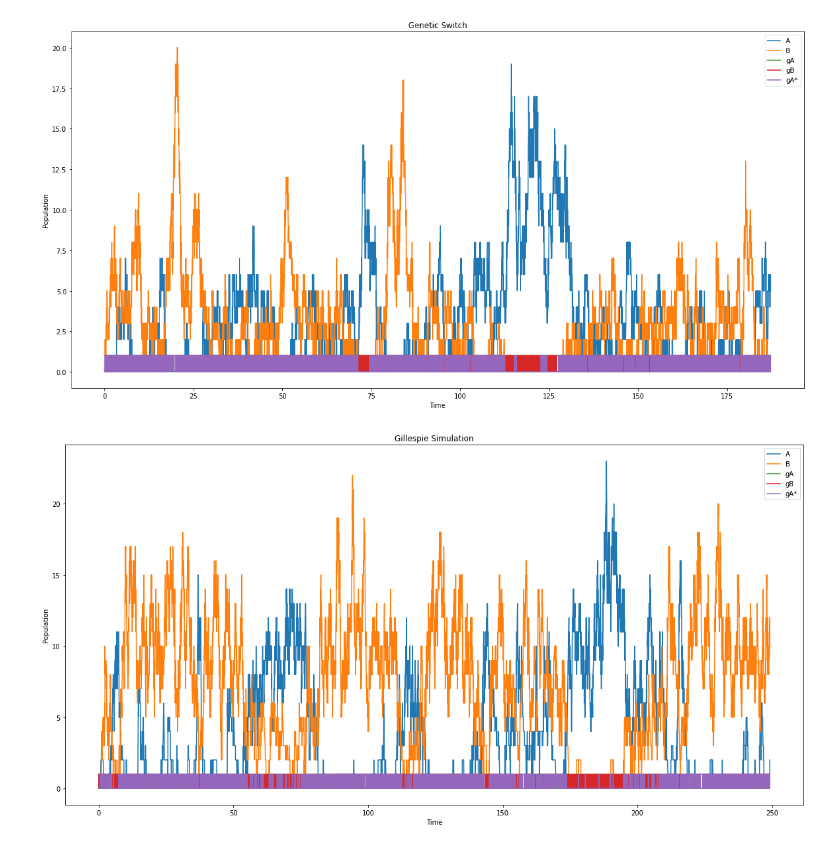
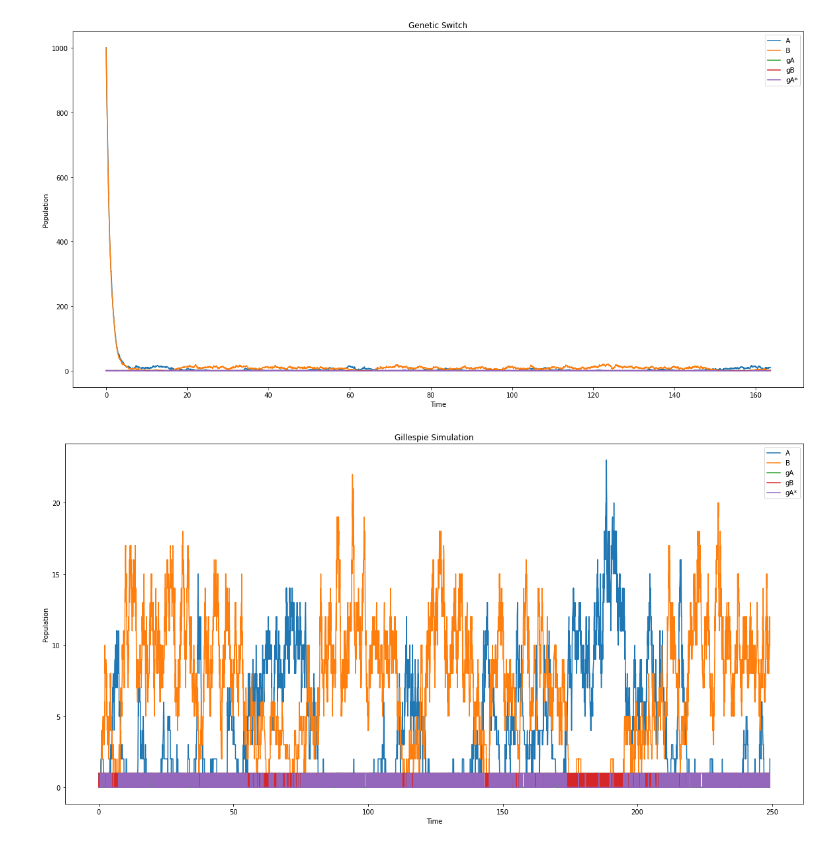
Before and after one commit to Subhajit-Roy-Partho/presse-homework, a Jupyter notebook: a3/genticSwitch.ipynb, the cells around one changed output. Cells and saved outputs as stored; diff of their text form; code cells hidden in the pictures.

```diff
--- a/a3/genticSwitch.ipynb
+++ b/a3/genticSwitch.ipynb
@@ -8,7 +8,7 @@ np.random.seed(int(time()));
 steps = 10000 #Number of steps to be iteratted.
 
 
-populations = np.array((0,0,1,1,0,0),dtype=int); # populations = [nA,nB,gA,gB,gA*,gB*]
+populations = np.array((1000,1000,1,1,0,0),dtype=int); # populations = [nA,nB,gA,gB,gA*,gB*]
 rates = np.array((1,10,20,15),dtype=float) #rates = [kd,kp,kf,kr]
 
 time = np.zeros(steps, dtype=float); # Store the time steps
@@ -56,39 +56,39 @@ def reaction(populations,choice):
         populations[3] +=1 #gB increasing
         populations[0] +=1 #A is increasing
         populations[5] -=1 #gB* is decreasing
     return populations
 
 if __name__ == "__main__":
     for i in tqdm(range(1,steps)):
         propensities = prop(populations,propensities); #Calculate propensities for all the reactions
         if populations[2]+populations[4] >1:
             print("something wrong ")
         if populations[3]+populations[5]>1:
             print("something wrong")
-#         if populations[4] ==1: #can't have a gB* when we already have a gA*
-#             propensities[6]=0 #setting production of gB* to 0
-#         if populations[5]==1: #can't have gA* when gB* =1
-#             propensities[2]=0 #setting production of gA* to 0
+        if populations[4] ==1: #can't have a gB* when we already have a gA*
+            propensities[6]=0 #setting production of gB* to 0
+        if populations[5]==1: #can't have gA* when gB* =1
+            propensities[2]=0 #setting production of gA* to 0
         sumProp = np.sum(propensities); # sum of all the propensities
         maxTime = 1.0/sumProp; # Maximum time.
         tau = np.random.exponential(maxTime); # Holding time sampled from an exponential distribution.
         choice = np.random.choice(8,1,p=propensities/sumProp); # Making choice for the reaction to be evaluated
         populations = reaction(populations,choice); # Update the population based on the choice made above.
         time[i] = time[i-1]+tau; #Store the time.
         storeP[i]=populations#Store all the populations at step i
 
     storeP = storeP.transpose();
     plt.figure(figsize=(20,10))
     for i in range(5):
         plt.plot(time,storeP[i]);
     plt.title("Genetic Switch");
     plt.xlabel("Time");
     plt.ylabel("Population");
     plt.legend(["A","B","gA","gB","gA*","gB*"]);
-    plt.savefig("geneticSwitch-partb.png",dpi=100);
+    plt.savefig("geneticSwitch-large2.png",dpi=100);
     plt.show()
 # %% [output]
-[figure, old version]
+[figure, new version]
 # %%
 # storeP = storeP.transpose();
 plt.figure(figsize=(20,10))
```
Also changed, not shown: parts of 1 cell of this notebook, 2 other files.
